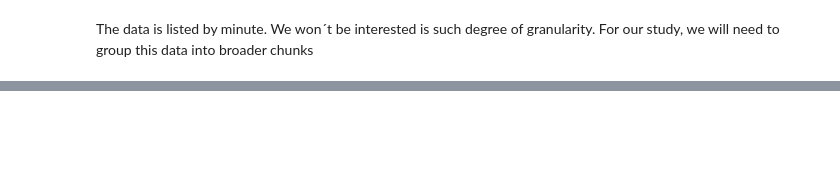
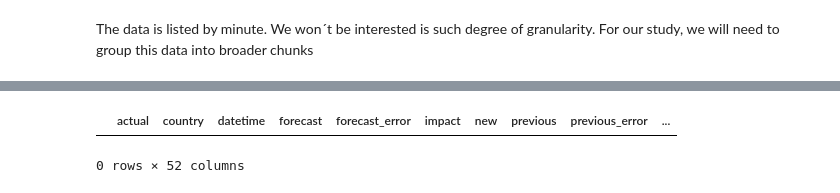
Before and after one commit to msanzsanz/PFM_EconomicNewsImpact, a Jupyter notebook: code/data_curation/data_familiarity.ipynb, the cells around one changed output, grey strips where cells are left out. Cells and saved outputs as stored; diff of their text form; code cells hidden in the pictures; blank space fills up the shorter version.

```diff
--- a/code/data_curation/data_familiarity.ipynb
+++ b/code/data_curation/data_familiarity.ipynb
@@ -627,0 +440,2 @@ df[(df['new'] == 'Unemployment Rate') & (df['year'] == 2013)]
+# %%
+df = pd.read_csv("/Users/wola/Documents/MSS/Personales/GitRepos/PFM_EconomicNewsImpact/data/curated/macroeconomic_news_2007_2018.csv")
@@ -627,0 +449,5 @@ df[(df['new'] == 'Unemployment Rate') & (df['year'] == 2013)]
+# %%
+df[df.isnull().any(1)]
+# %% [output]
+|  | actual | country | datetime | forecast | forecast_error | impact | new | previous | previous_error | ... |
+0 rows × 52 columns
```
Also changed, not shown: parts of 47 cells of this notebook, 52 other files.
